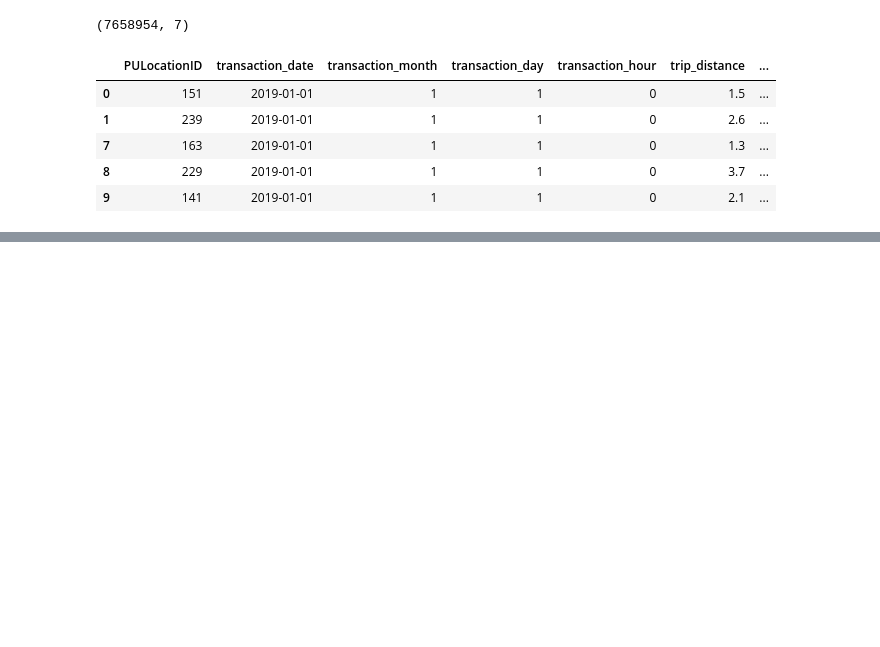
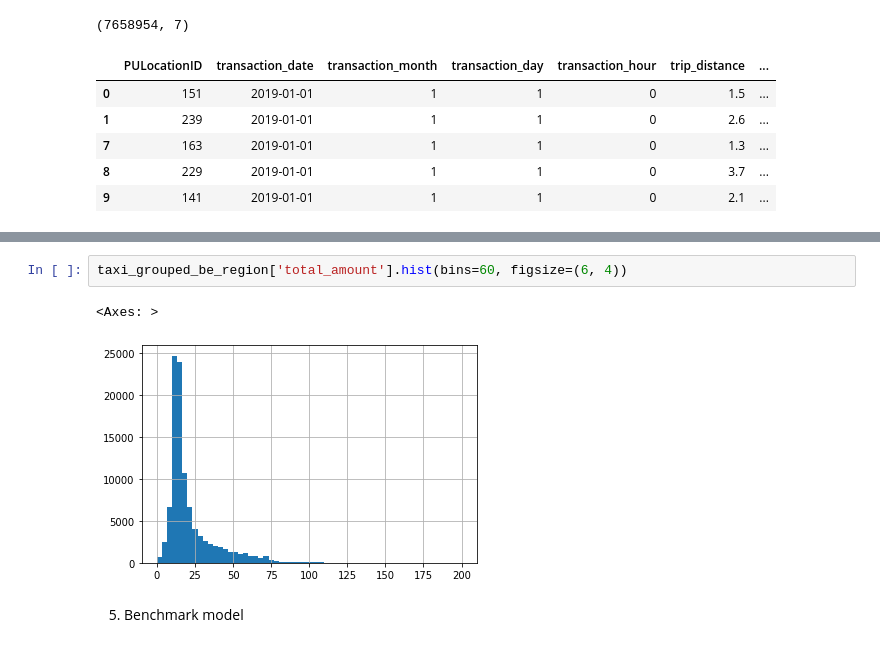
Before and after one commit to getpeped/Projects, a Jupyter notebook: yellow_taxi_trip_records/module2.ipynb, the cells around one changed output, grey strips where cells are left out. Drawn from its saved outputs; the diff is of its cells as text; blank space fills up the shorter version.

```diff
--- a/yellow_taxi_trip_records/module2.ipynb
+++ b/yellow_taxi_trip_records/module2.ipynb
@@ -371,0 +372,7 @@ main_taxi_df.groupby(categorical_cols).count().reset_index()['total_amount']
+# %%
+taxi_grouped_be_region['total_amount'].hist(bins=60, figsize=(6, 4))
+# %% [output]
+<Axes: >
+[figure, added]
+# %% [markdown]
+5. Benchmark model
```
Also changed, not shown: parts of 7 cells of this notebook.
